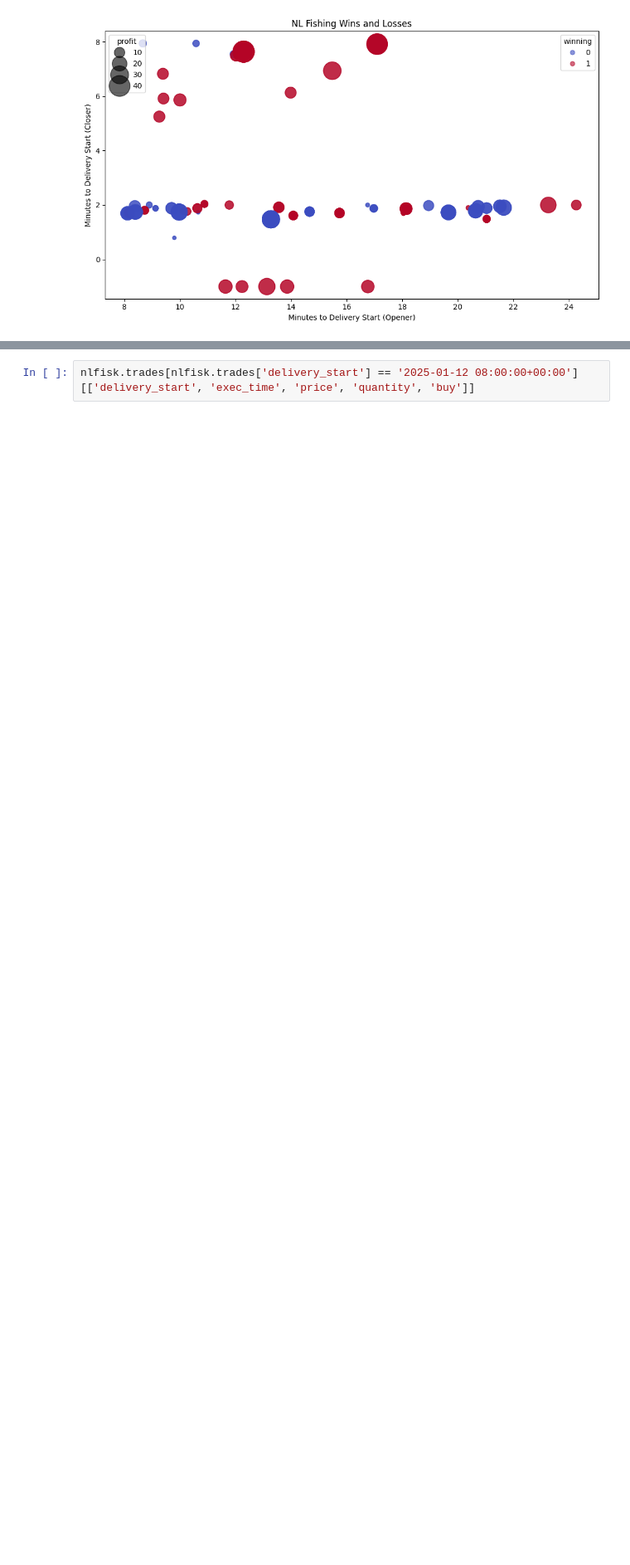
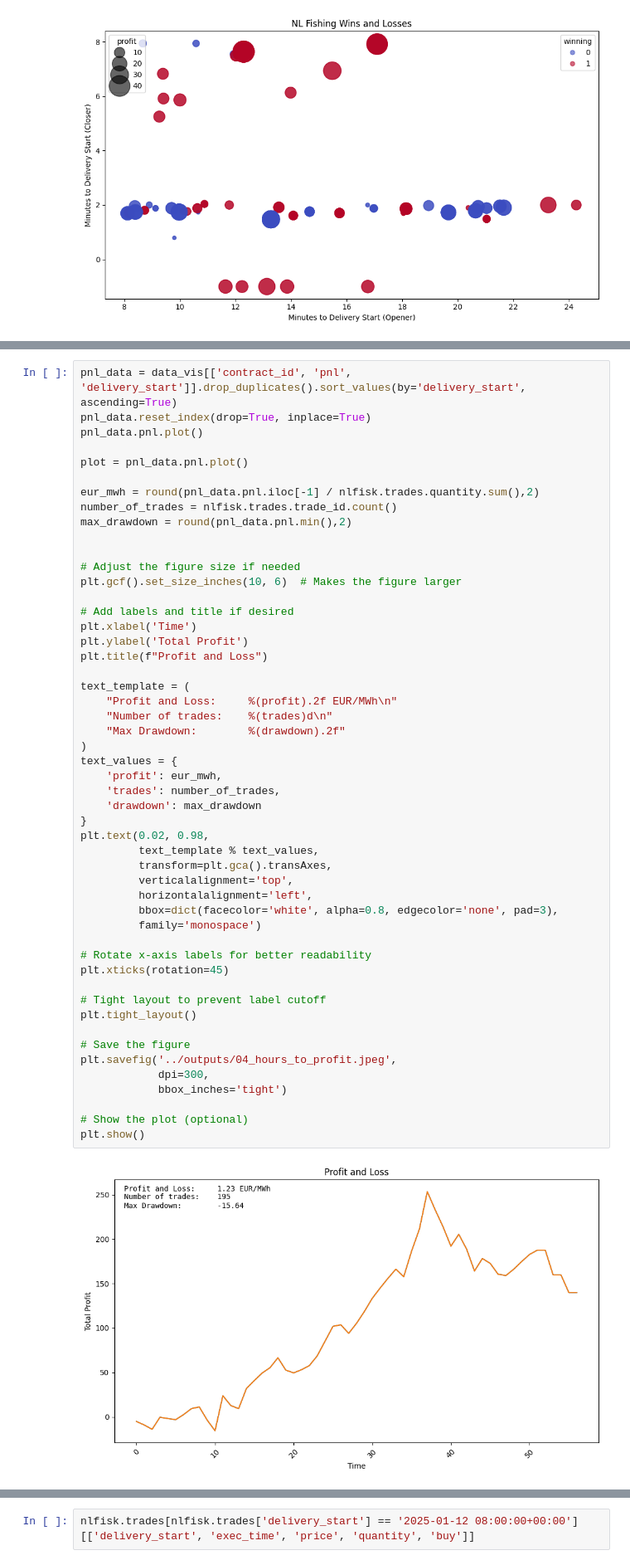
Before and after one commit to dn-aarhus-energy/intradays, a Jupyter notebook: Intraday/notebooks/nl_fish_analytics.ipynb, the cells around one changed output, grey strips where cells are left out. Shown at 83% size. Cells and saved outputs as stored; diff of their text form; blank space fills up the shorter version.

Commit message:
Better grasp on NL Fish with metrics.

```diff
--- a/Intraday/notebooks/nl_fish_analytics.ipynb
+++ b/Intraday/notebooks/nl_fish_analytics.ipynb
@@ -251,0 +233,53 @@ data_vis.describe()
+# %%
+pnl_data = data_vis[['contract_id', 'pnl', 'delivery_start']].drop_duplicates().sort_values(by='delivery_start', ascending=True)
+pnl_data.reset_index(drop=True, inplace=True)
+pnl_data.pnl.plot()
+
+plot = pnl_data.pnl.plot()
+
+eur_mwh = round(pnl_data.pnl.iloc[-1] / nlfisk.trades.quantity.sum(),2)
+number_of_trades = nlfisk.trades.trade_id.count()
+max_drawdown = round(pnl_data.pnl.min(),2)
+
+
+# Adjust the figure size if needed
+plt.gcf().set_size_inches(10, 6)  # Makes the figure larger
+
+# Add labels and title if desired
+plt.xlabel('Time')
+plt.ylabel('Total Profit')
+plt.title(f"Profit and Loss")
+
+text_template = (
+    "Profit and Loss:     %(profit).2f EUR/MWh\n"
+    "Number of trades:    %(trades)d\n"
+    "Max Drawdown:        %(drawdown).2f"
+)
+text_values = {
+    'profit': eur_mwh,
+    'trades': number_of_trades,
+    'drawdown': max_drawdown
+}
+plt.text(0.02, 0.98,
+         text_template % text_values,
+         transform=plt.gca().transAxes,
+         verticalalignment='top',
+         horizontalalignment='left',
+         bbox=dict(facecolor='white', alpha=0.8, edgecolor='none', pad=3),
+         family='monospace')
+
+# Rotate x-axis labels for better readability
+plt.xticks(rotation=45)
+
+# Tight layout to prevent label cutoff
+plt.tight_layout()
+
+# Save the figure
+plt.savefig('../outputs/04_hours_to_profit.jpeg',
+            dpi=300,
+            bbox_inches='tight')
+
+# Show the plot (optional)
+plt.show()
+# %% [output]
+[figure, added]
```
Also changed, not shown: parts of 4 cells of this notebook.
